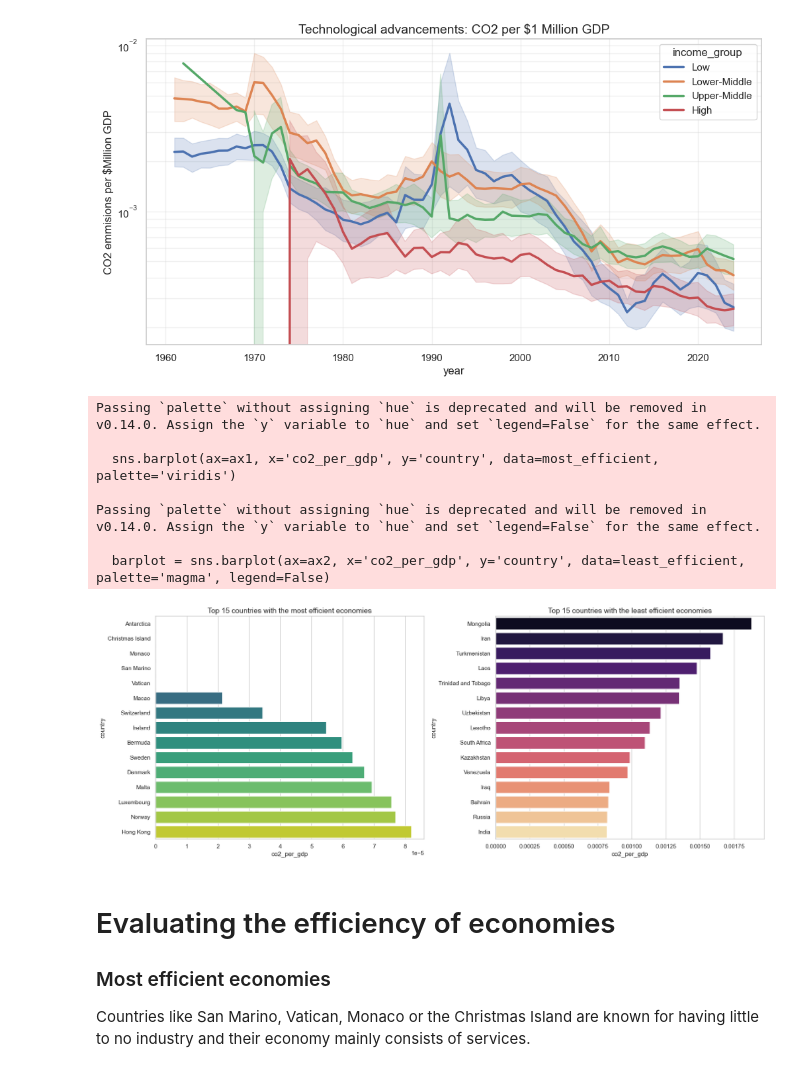
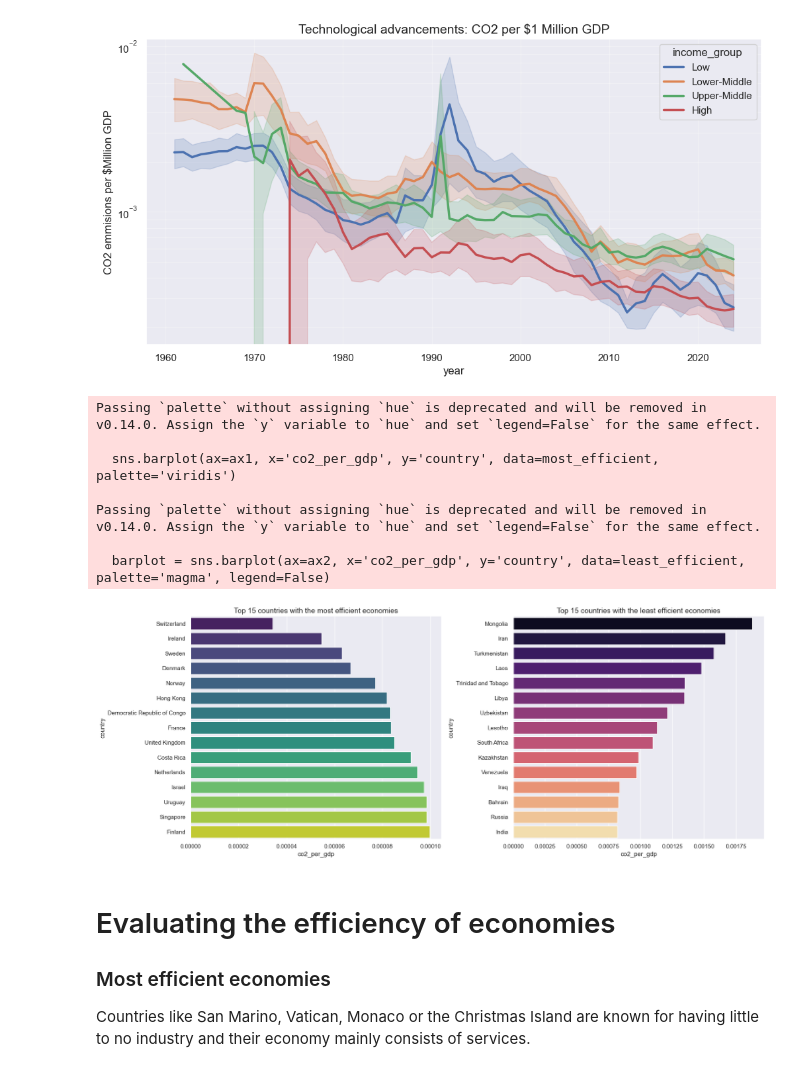
Before and after one commit to fabianfrank-dev/carbon_analysis, a Jupyter notebook: data_analytics_project.ipynb, the cells around one changed output. Saved outputs shown, nothing was run; the diff lists cells and outputs as text; code cells hidden in the pictures.

```diff
--- a/data_analytics_project.ipynb
+++ b/data_analytics_project.ipynb
@@ -15,7 +15,7 @@ import requests
 from functions import apply_correlation_to_df, normalize_column
 
 # set the themes
-sns.set_theme(style="whitegrid")
+sns.set_theme(style="darkgrid")
 %matplotlib inline
 # %% [markdown]
 ## Setup
@@ -465,37 +465,37 @@ plt.show()
 # %% [output]
 [figure]
 # %%
-df_2024['co2_per_gdp'] = main_df[main_df['year'] == 2024]['co2_per_gdp']
+# cut the smaller economies like the Vatican off based on overall population
+min_pop = 1000000
+
+df_2024['co2_per_gdp'] = main_df[main_df['year'] == 2024][main_df['population'] > min_pop]['co2_per_gdp']
 base_df['co2_per_gdp'] = main_df['co2_per_gdp']
-
-# cut the smaller economies like the Vatican off based on overall GDP
-min_gdp = 100000000
 
 most_efficient = df_2024.nsmallest(15, 'co2_per_gdp')
 least_efficient = df_2024.nlargest(15, 'co2_per_gdp')
 
 fig, (ax1, ax2) = plt.subplots(1, 2, figsize=(18, 7))
 
 sns.barplot(ax=ax1, x='co2_per_gdp', y='country', data=most_efficient, palette='viridis')
 ax1.set_title('Top 15 countries with the most efficient economies', fontsize=14)
 
 # TODO: Find out why hue screws up the visualisation
 # Keep error for now
 barplot = sns.barplot(ax=ax2, x='co2_per_gdp', y='country', data=least_efficient, palette='magma', legend=False)
 
 ax2.set_title('Top 15 countries with the least efficient economies', fontsize=14)
 
 plt.tight_layout()
 plt.show()
 # %% [output]
 Passing `palette` without assigning `hue` is deprecated and will be removed in v0.14.0. Assign the `y` variable to `hue` and set `legend=False` for the same effect.
 
   sns.barplot(ax=ax1, x='co2_per_gdp', y='country', data=most_efficient, palette='viridis')
 
 Passing `palette` without assigning `hue` is deprecated and will be removed in v0.14.0. Assign the `y` variable to `hue` and set `legend=False` for the same effect.
 
   barplot = sns.barplot(ax=ax2, x='co2_per_gdp', y='country', data=least_efficient, palette='magma', legend=False)
-[figure, old version]
+[figure, new version]
 # %% [markdown]
 # Evaluating the efficiency of economies
 
```
Also changed, not shown: parts of 6 cells of this notebook.
